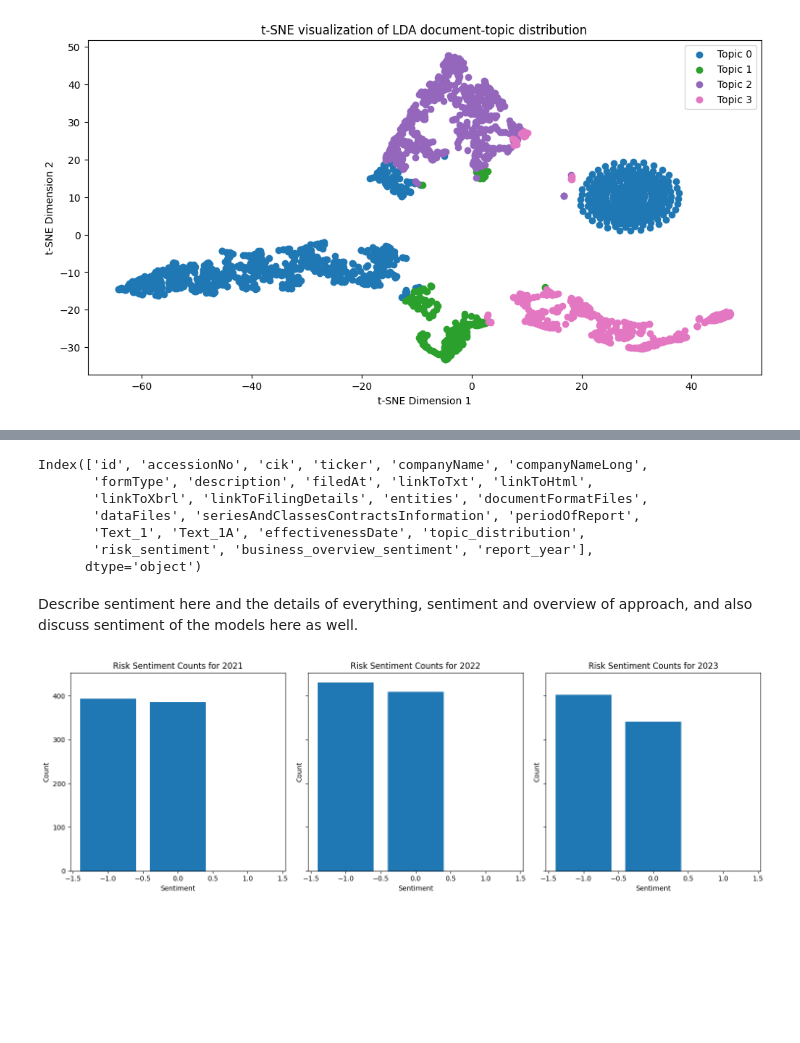
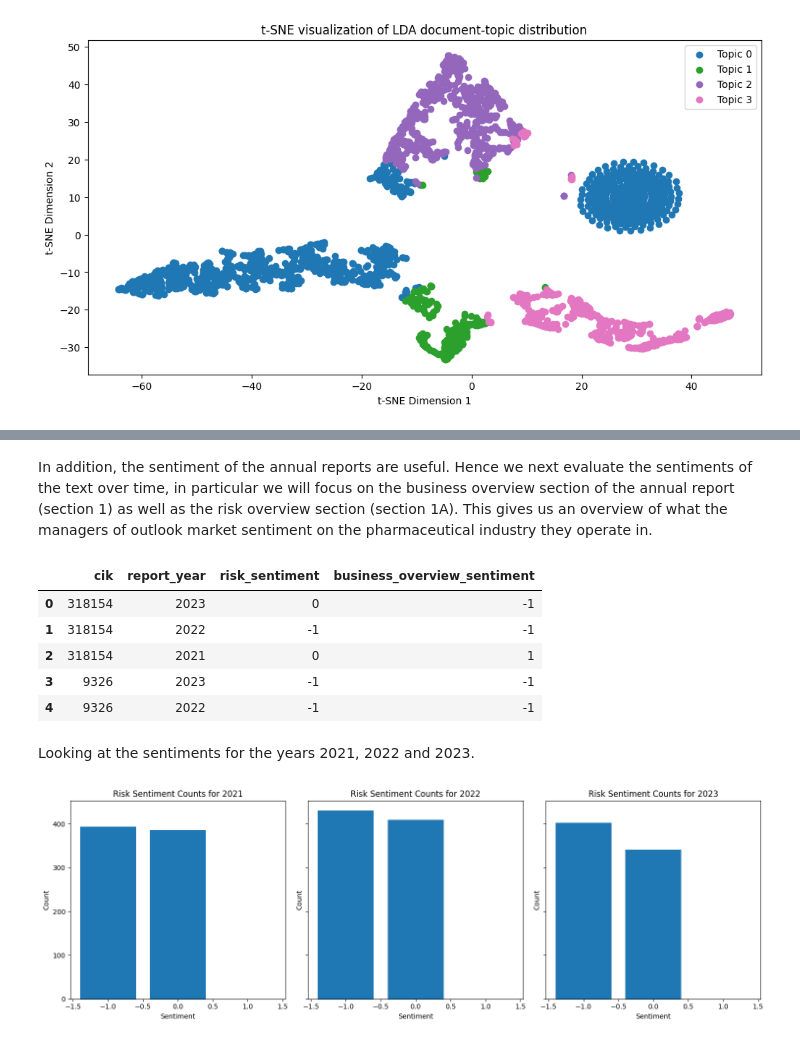
Before and after one commit to PeterHuGC/Imperial_Dissertation_Research, a Jupyter notebook: 5.Final_report_story_telling/EDA_analysis_workflow_planning_implementation.ipynb, the cells around one changed output, grey strips where cells are left out. Saved outputs shown, nothing was run; the diff lists cells and outputs as text; code cells hidden in the pictures; blank space fills up the shorter version.

```diff
--- a/5.Final_report_story_telling/EDA_analysis_workflow_planning_implementation.ipynb
+++ b/5.Final_report_story_telling/EDA_analysis_workflow_planning_implementation.ipynb
@@ -243,18 +182,19 @@ Next we evaluate the sentiments of the text over time. However, this takes tiem,
+# %% [markdown]
+In addition, the sentiment of the annual reports are useful. Hence we next evaluate the sentiments of the text over time, in particular we will focus on the business overview section of the annual report (section 1) as well as the risk overview section (section 1A). This gives us an overview of what the managers of outlook market sentiment on the pharmaceutical industry they operate in.
 # %%
 sec_10k_df = pd.read_json("processed_data/all_companies_report_annual_report_text_2022_2024_with_sentiments_topics.json")
 sec_10k_df["report_year"] = pd.to_datetime(sec_10k_df["periodOfReport"]).apply(lambda x : x.year)
-# %%
-sec_10k_df.columns
-# %% [output]
-Index(['id', 'accessionNo', 'cik', 'ticker', 'companyName', 'companyNameLong',
-       'formType', 'description', 'filedAt', 'linkToTxt', 'linkToHtml',
-       'linkToXbrl', 'linkToFilingDetails', 'entities', 'documentFormatFiles',
-       'dataFiles', 'seriesAndClassesContractsInformation', 'periodOfReport',
-       'Text_1', 'Text_1A', 'effectivenessDate', 'topic_distribution',
-       'risk_sentiment', 'business_overview_sentiment', 'report_year'],
-      dtype='object')
-# %% [markdown]
-Describe sentiment here and the details of everything, sentiment and overview of approach, and also discuss sentiment of the models here as well.
+# %%
+sec_10k_df[["cik", "report_year", "risk_sentiment", "business_overview_sentiment"]].head()
+# %% [output]
+|  | cik | report_year | risk_sentiment | business_overview_sentiment |
+| 0 | 318154 | 2023 | 0 | -1 |
+| 1 | 318154 | 2022 | -1 | -1 |
+| 2 | 318154 | 2021 | 0 | 1 |
+| 3 | 9326 | 2023 | -1 | -1 |
+| 4 | 9326 | 2022 | -1 | -1 |
+# %% [markdown]
+Looking at the sentiments for the years 2021, 2022 and 2023.
 # %%
 ta.plot_annual_report_sentiments(sec_10k_df, 'risk_sentiment', [2021, 2022, 2023] )
 # %% [output]
```
Also changed, not shown: parts of 62 cells of this notebook, 6 other files.
